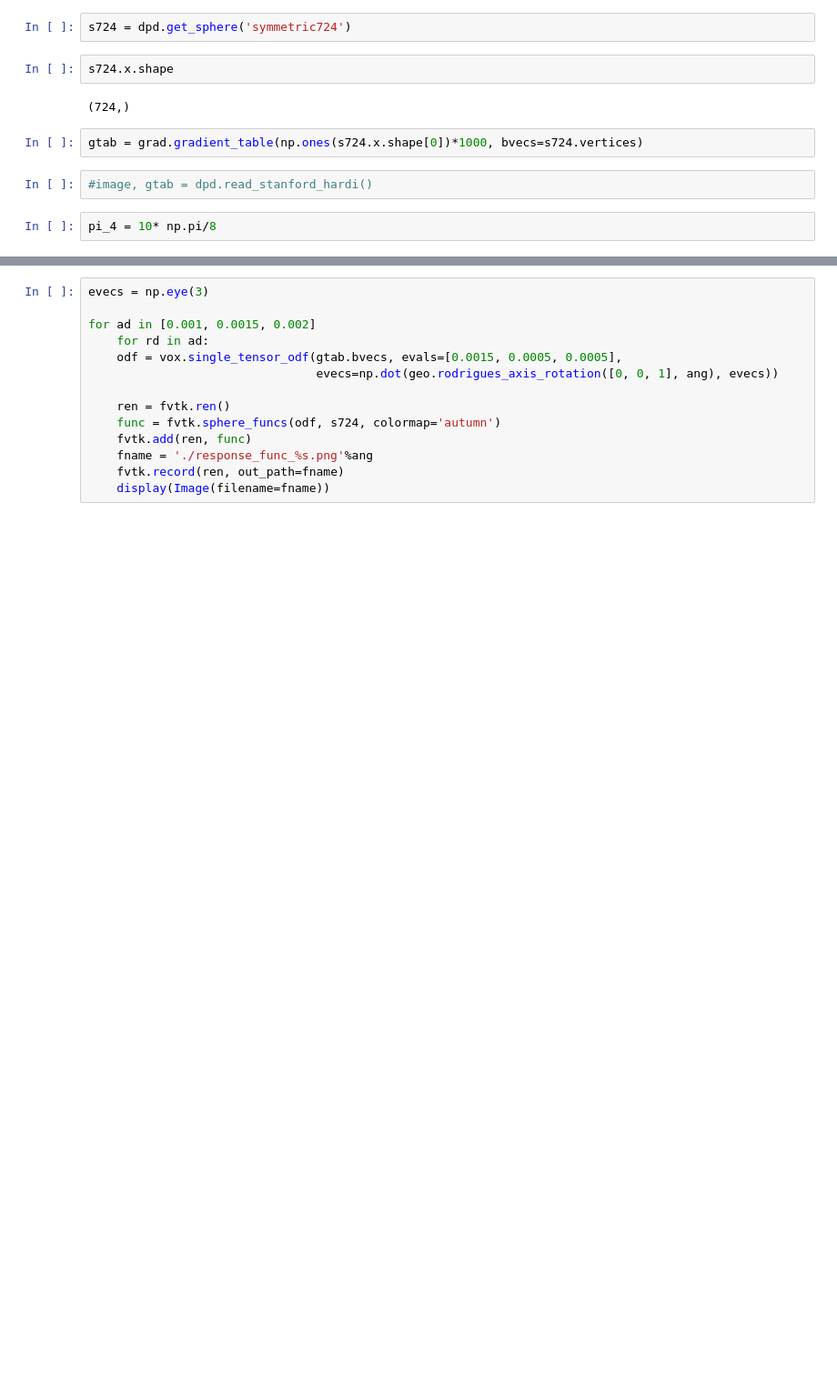
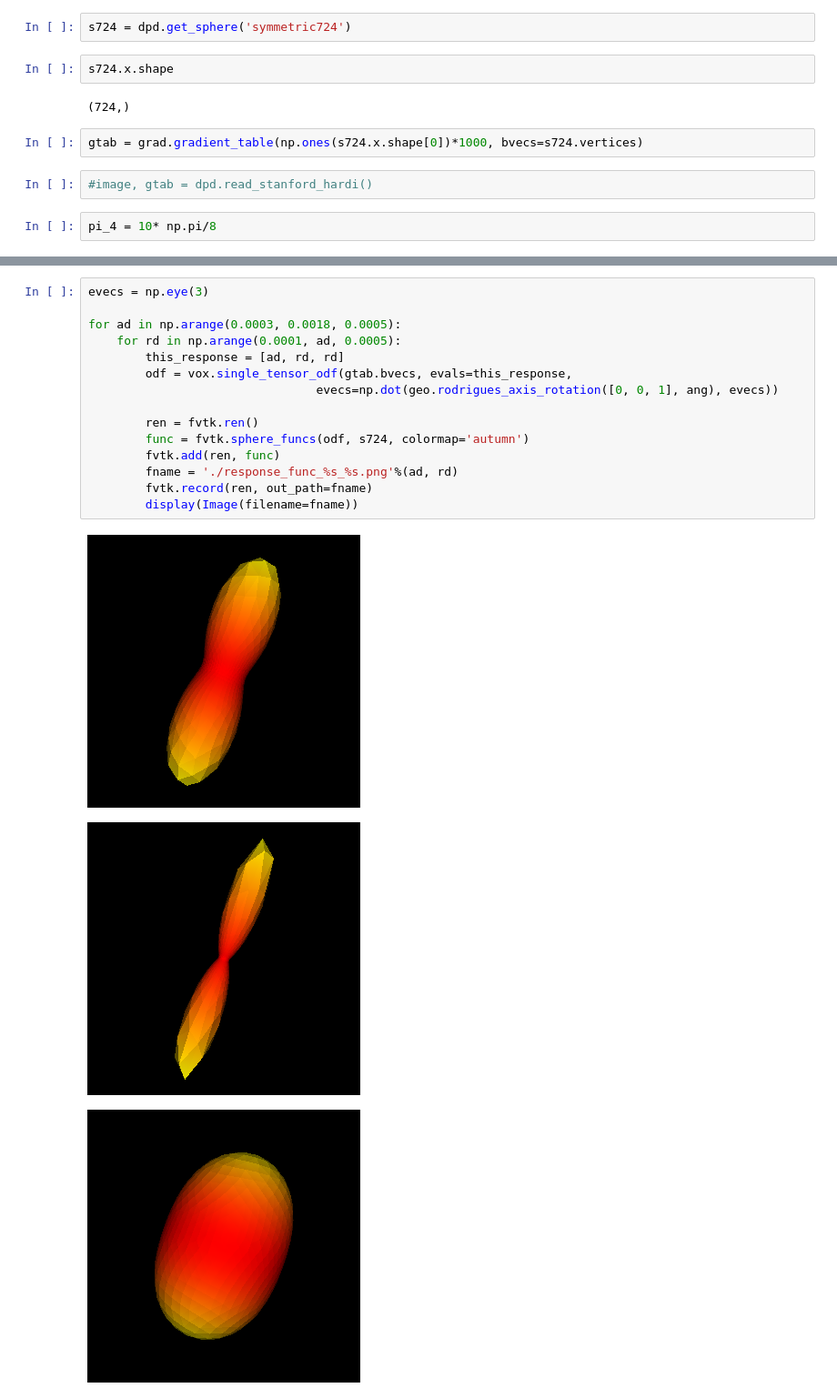
Before and after one commit to arokem/ISBI2015, a Jupyter notebook: presentation/restriction-spectrum.ipynb, the cells around one changed output, grey strips where cells are left out. Shown at 91% size. Saved outputs shown, nothing was run; the diff lists cells and outputs as text; blank space fills up the shorter version.

```diff
--- a/presentation/restriction-spectrum.ipynb
+++ b/presentation/restriction-spectrum.ipynb
@@ -48,14 +50,19 @@ for ang in [10, 20, 30, 40, 50, 60, 70]:
 # %%
 evecs = np.eye(3)
 
-for ad in [0.001, 0.0015, 0.002]
-    for rd in ad:
-    odf = vox.single_tensor_odf(gtab.bvecs, evals=[0.0015, 0.0005, 0.0005],
+for ad in np.arange(0.0003, 0.0018, 0.0005):
+    for rd in np.arange(0.0001, ad, 0.0005):
+        this_response = [ad, rd, rd]
+        odf = vox.single_tensor_odf(gtab.bvecs, evals=this_response,
                                 evecs=np.dot(geo.rodrigues_axis_rotation([0, 0, 1], ang), evecs))
 
-    ren = fvtk.ren()
-    func = fvtk.sphere_funcs(odf, s724, colormap='autumn')
-    fvtk.add(ren, func)
-    fname = './response_func_%s.png'%ang
-    fvtk.record(ren, out_path=fname)
-    display(Image(filename=fname))
+        ren = fvtk.ren()
+        func = fvtk.sphere_funcs(odf, s724, colormap='autumn')
+        fvtk.add(ren, func)
+        fname = './response_func_%s_%s.png'%(ad, rd)
+        fvtk.record(ren, out_path=fname)
+        display(Image(filename=fname))
+# %% [output]
+[figure, added]
+[figure, added]
+[figure, added]
```
Also changed, not shown: parts of 2 cells of this notebook, 1 other file.
